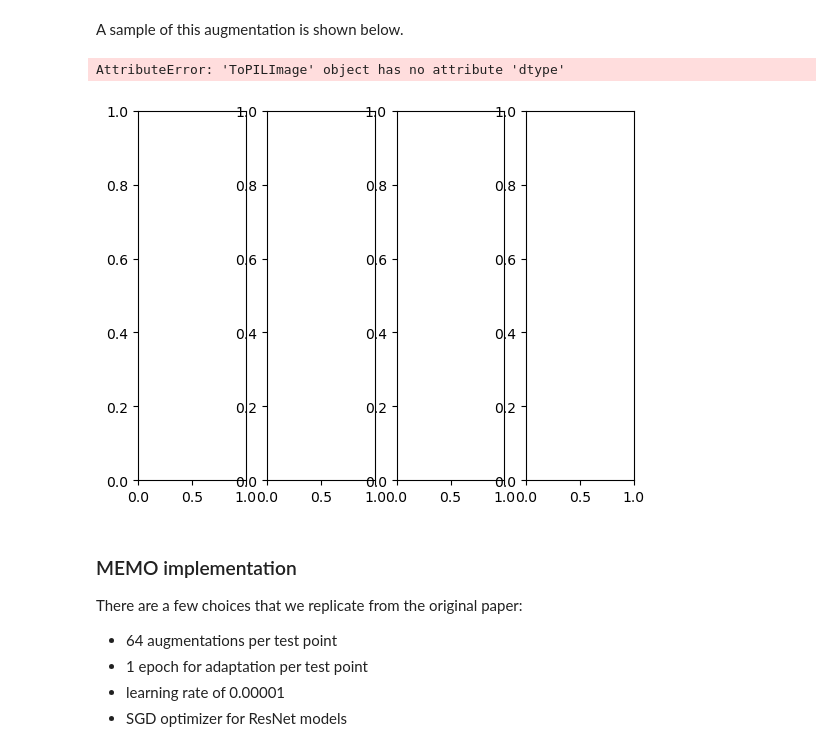
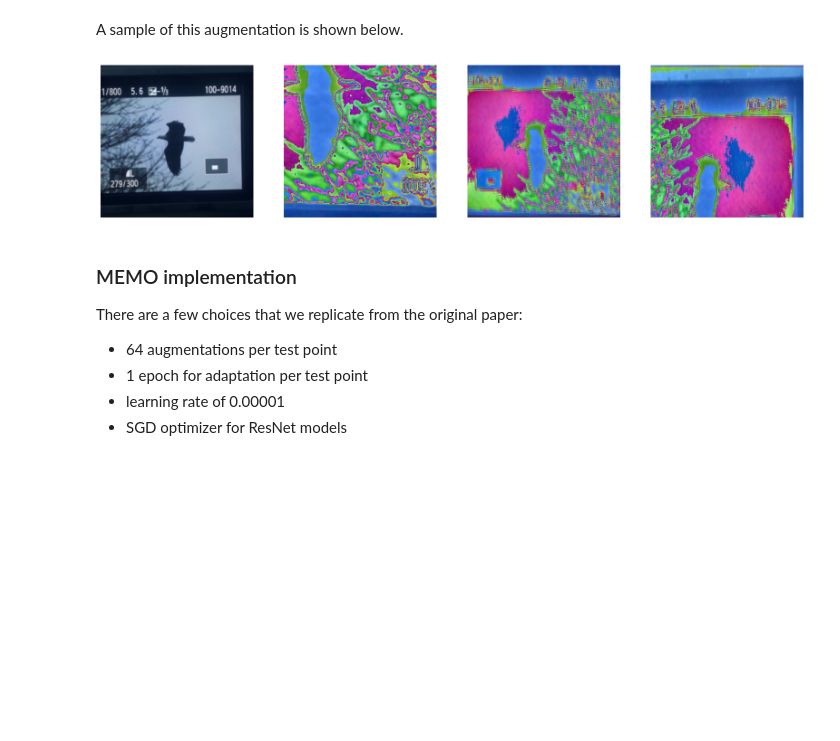
Before and after one commit to Dr3dre/Memo_DL2024, a Jupyter notebook: [249373] [249518].ipynb, the cells around one changed output. Cells and saved outputs as stored; diff of their text form; code cells hidden in the pictures; blank space fills up the shorter version.

Commit message:
fixed plot, libraries on top

```diff
--- a/[249373] [249518].ipynb
+++ b/[249373] [249518].ipynb
@@ -78,16 +29,17 @@ def plot(imgs, row_title=None, **imshow_kwargs):
 # %%
 # function to plot images
 
-def plot(images, targets=None):
+def plot(images):
     fig, ax = plt.subplots(nrows=1, ncols=len(images), figsize=(20, 10))
     for i, image in enumerate(images):
+
+        # Poor man's re-normalization for the colors to be OK-ish. This
+        # is useful for images coming out of Normalize()
+        # TODO: it can be better
+        image -= image.min()
+        image /= image.max()
+
         ax[i].imshow(image.permute(1, 2, 0))
-        if targets is not None:
-            boxes = targets[i]["boxes"]
-            for box in boxes:
-                x, y, w, h = box
-                rect = plt.Rectangle((x, y), w - x, h - y, edgecolor="red", facecolor="none")
-                ax[i].add_patch(rect)
         ax[i].axis("off")
     plt.show()
 # %% [markdown]
@@ -514,16 +457,15 @@ preaugment = torchvision.transforms.Compose([
 # %% [markdown]
 A sample of this augmentation is shown below.
 # %%
-# augmix_example_img = []
-# sample_image = imagenet_a[500][0]
-# augmix_example_img.append(sample_image)
-# for i in range(3):
-#     augmix_example_img.append(augmix(sample_image))
+augmix_example_img = []
+sample_image = imagenet_a[500][0]
+augmix_example_img.append(sample_image)
+for i in range(3):
+    augmix_example_img.append(augmix(sample_image))
 
-# plot(augmix_example_img)
+plot(augmix_example_img)
 # %% [output]
-AttributeError: 'ToPILImage' object has no attribute 'dtype'
-[figure, old version]
+[figure, new version]
 # %% [markdown]
 ### MEMO implementation
 There are a few choices that we replicate from the original paper:
```
Also changed, not shown: parts of 6 cells of this notebook.
